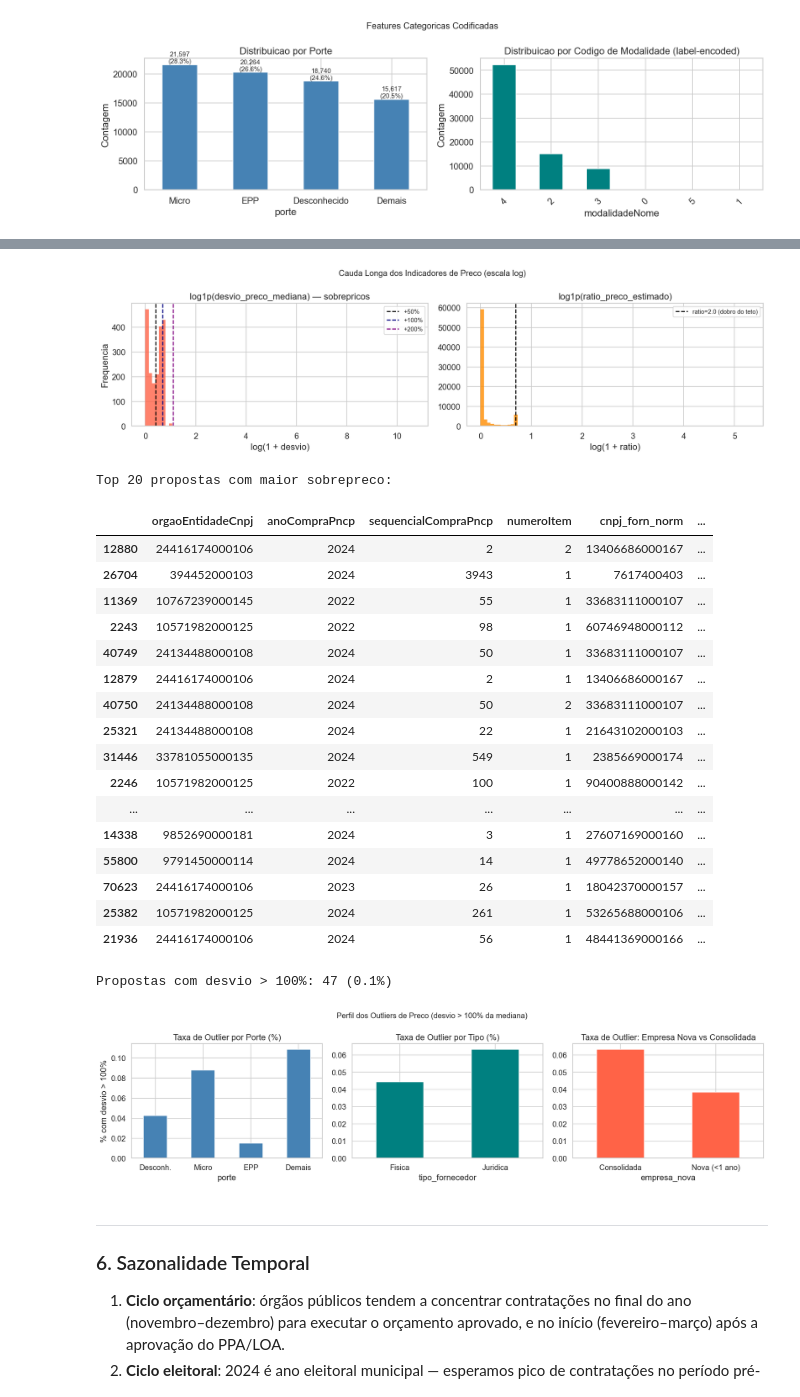
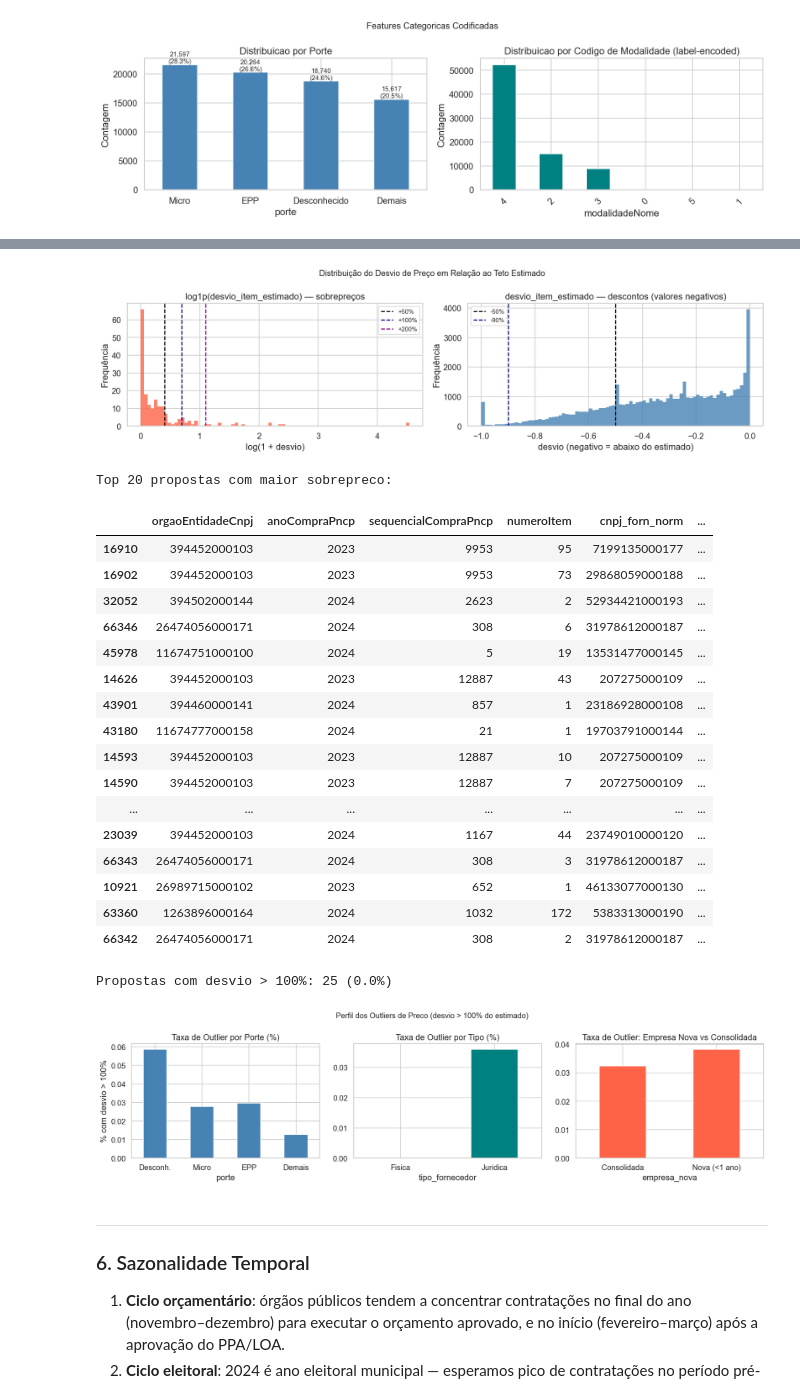
Before and after one commit to leticiagomesilva/Deteccao-Propostas-Anomalas-Licitacoes, a Jupyter notebook: notebooks/07_eda.ipynb, the cells around one changed output, grey strips where cells are left out. Saved outputs shown, nothing was run; the diff lists cells and outputs as text; code cells hidden in the pictures.

```diff
--- a/notebooks/07_eda.ipynb
+++ b/notebooks/07_eda.ipynb
@@ -296,87 +275,89 @@ for t in thresholds_ratio:
 # %%
 fig, axes = plt.subplots(1, 2, figsize=(14, 4))
 
-sobrepreco = df.loc[df['desvio_preco_mediana'] > 0, 'desvio_preco_mediana']
+sobrepreco = df.loc[df['desvio_item_estimado'] > 0, 'desvio_item_estimado']
 axes[0].hist(np.log1p(sobrepreco), bins=80, color='tomato', alpha=0.8, edgecolor='none')
-axes[0].set_title('log1p(desvio_preco_mediana) — sobrepricos')
+axes[0].set_title('log1p(desvio_item_estimado) — sobrepreços')
 axes[0].set_xlabel('log(1 + desvio)')
-axes[0].set_ylabel('Frequencia')
+axes[0].set_ylabel('Frequência')
 axes[0].axvline(np.log1p(0.5), color='black', linestyle='--', label='+50%')
 axes[0].axvline(np.log1p(1.0), color='navy', linestyle='--', label='+100%')
 axes[0].axvline(np.log1p(2.0), color='purple', linestyle='--', label='+200%')
 axes[0].legend(fontsize=9)
 
-acima_teto = df.loc[df['ratio_preco_estimado'] > 0, 'ratio_preco_estimado']
-axes[1].hist(np.log1p(acima_teto), bins=80, color='darkorange', alpha=0.8, edgecolor='none')
-axes[1].set_title('log1p(ratio_preco_estimado)')
-axes[1].set_xlabel('log(1 + ratio)')
-axes[1].axvline(np.log1p(1.0), color='black', linestyle='--', label='ratio=2.0 (dobro do teto)')
+desconto = df.loc[df['desvio_item_estimado'] < 0, 'desvio_item_estimado']
+axes[1].hist(desconto, bins=80, color='steelblue', alpha=0.8, edgecolor='none')
+axes[1].set_title('desvio_item_estimado — descontos (valores negativos)')
+axes[1].set_xlabel('desvio (negativo = abaixo do estimado)')
+axes[1].set_ylabel('Frequência')
+axes[1].axvline(-0.5, color='black', linestyle='--', label='-50%')
+axes[1].axvline(-0.9, color='navy', linestyle='--', label='-90%')
 axes[1].legend(fontsize=9)
 
-plt.suptitle('Cauda Longa dos Indicadores de Preco (escala log)', fontsize=12)
+plt.suptitle('Distribuição do Desvio de Preço em Relação ao Teto Estimado', fontsize=12)
 plt.tight_layout()
 plt.show()
 # %% [output]
-[figure, old version]
+[figure, new version]
 # %%
 # Top 20 outliers de sobrepreco
 cols_top = ['orgaoEntidadeCnpj','anoCompraPncp','sequencialCompraPncp','numeroItem',
-            'cnpj_forn_norm','desvio_preco_mediana','ratio_preco_estimado',
-            'porte','tipo_fornecedor','empresa_nova','freq_forn_orgao']
-outliers_preco = df.nlargest(20, 'desvio_preco_mediana')[cols_top]
+            'cnpj_forn_norm','desvio_item_estimado',
+            'porte','tipo_fornecedor','empresa_nova']
+outliers_preco = df.nlargest(20, 'desvio_item_estimado')[cols_top]
 print('Top 20 propostas com maior sobrepreco:')
 outliers_preco
 # %% [output]
 Top 20 propostas com maior sobrepreco:
 |  | orgaoEntidadeCnpj | anoCompraPncp | sequencialCompraPncp | numeroItem | cnpj_forn_norm | ... |
-| 12880 | 24416174000106 | 2024 | 2 | 2 | 13406686000167 | ... |
-| 26704 | 394452000103 | 2024 | 3943 | 1 | 7617400403 | ... |
-| 11369 | 10767239000145 | 2022 | 55 | 1 | 33683111000107 | ... |
-| 2243 | 10571982000125 | 2022 | 98 | 1 | 60746948000112 | ... |
-| 40749 | 24134488000108 | 2024 | 50 | 1 | 33683111000107 | ... |
-| 12879 | 24416174000106 | 2024 | 2 | 1 | 13406686000167 | ... |
-| 40750 | 24134488000108 | 2024 | 50 | 2 | 33683111000107 | ... |
-| 25321 | 24134488000108 | 2024 | 22 | 1 | 21643102000103 | ... |
-| 31446 | 33781055000135 | 2024 | 549 | 1 | 2385669000174 | ... |
-| 2246 | 10571982000125 | 2022 | 100 | 1 | 90400888000142 | ... |
+| 16910 | 394452000103 | 2023 | 9953 | 95 | 7199135000177 | ... |
+| 16902 | 394452000103 | 2023 | 9953 | 73 | 29868059000188 | ... |
+| 32052 | 394502000144 | 2024 | 2623 | 2 | 52934421000193 | ... |
+| 66346 | 26474056000171 | 2024 | 308 | 6 | 31978612000187 | ... |
+| 45978 | 11674751000100 | 2024 | 5 | 19 | 13531477000145 | ... |
+| 14626 | 394452000103 | 2023 | 12887 | 43 | 207275000109 | ... |
+| 43901 | 394460000141 | 2024 | 857 | 1 | 23186928000108 | ... |
+| 43180 | 11674777000158 | 2024 | 21 | 1 | 19703791000144 | ... |
+| 14593 | 394452000103 | 2023 | 12887 | 10 | 207275000109 | ... |
+| 14590 | 394452000103 | 2023 | 12887 | 7 | 207275000109 | ... |
 | ... | ... | ... | ... | ... | ... | ... |
-| 14338 | 9852690000181 | 2024 | 3 | 1 | 27607169000160 | ... |
-| 55800 | 9791450000114 | 2024 | 14 | 1 | 49778652000140 | ... |
-| 70623 | 24416174000106 | 2023 | 26 | 1 | 18042370000157 | ... |
-| 25382 | 10571982000125 | 2024 | 261 | 1 | 53265688000106 | ... |
-| 21936 | 24416174000106 | 2024 | 56 | 1 | 48441369000166 | ... |
+| 23039 | 394452000103 | 2024 | 1167 | 44 | 23749010000120 | ... |
+| 66343 | 26474056000171 | 2024 | 308 | 3 | 31978612000187 | ... |
+| 10921 | 26989715000102 | 2023 | 652 | 1 | 46133077000130 | ... |
+| 63360 | 1263896000164 | 2024 | 1032 | 172 | 5383313000190 | ... |
+| 66342 | 26474056000171 | 2024 | 308 | 2 | 31978612000187 | ... |
 # %%
 # Perfil dos outliers
-df['outlier_preco'] = (df['desvio_preco_mediana'] > 1.0).astype(int)
+df['outlier_preco'] = (df['desvio_item_estimado'] > 1.0).astype(int)
 n_outliers = df['outlier_preco'].sum()
 pct_outliers = df['outlier_preco'].mean() * 100
 print(f'Propostas com desvio > 100%: {n_outliers:,} ({pct_outliers:.1f}%)')
 
 fig, axes = plt.subplots(1, 3, figsize=(15, 4))
 
 porte_map = {0: 'Desconh.', 1: 'Micro', 2: 'EPP', 3: 'Demais'}
 taxa_porte = df.groupby('porte')['outlier_preco'].mean() * 100
 taxa_porte.index = taxa_porte.index.map(porte_map)
 taxa_porte.plot(kind='bar', ax=axes[0], color='steelblue', rot=0)
 axes[0].set_title('Taxa de Outlier por Porte (%)')
 axes[0].set_ylabel('% com desvio > 100%')
 
 taxa_tipo = df.groupby('tipo_fornecedor')['outlier_preco'].mean() * 100
 taxa_tipo.index = taxa_tipo.index.map({0: 'Fisica', 1: 'Juridica'})
 taxa_tipo.plot(kind='bar', ax=axes[1], color='teal', rot=0)
 axes[1].set_title('Taxa de Outlier por Tipo (%)')
 
 taxa_nova = df.groupby('empresa_nova')['outlier_preco'].mean() * 100
 taxa_nova.index = taxa_nova.index.map({0: 'Consolidada', 1: 'Nova (<1 ano)'})
 taxa_nova.plot(kind='bar', ax=axes[2], color='tomato', rot=0)
 axes[2].set_title('Taxa de Outlier: Empresa Nova vs Consolidada')
 
-plt.suptitle('Perfil dos Outliers de Preco (desvio > 100% da mediana)', fontsize=12)
+plt.suptitle('Perfil dos Outliers de Preco (desvio > 100% do estimado)', fontsize=12)
 plt.tight_layout()
 plt.show()
 # %% [output]
-Propostas com desvio > 100%: 47 (0.1%)
+Propostas com desvio > 100%: 25 (0.0%)
-[figure, old version]
+[figure, new version]
 # %% [markdown]
 ---
 ### 6. Sazonalidade Temporal
```
Also changed, not shown: parts of 17 cells of this notebook, 2 other files.
